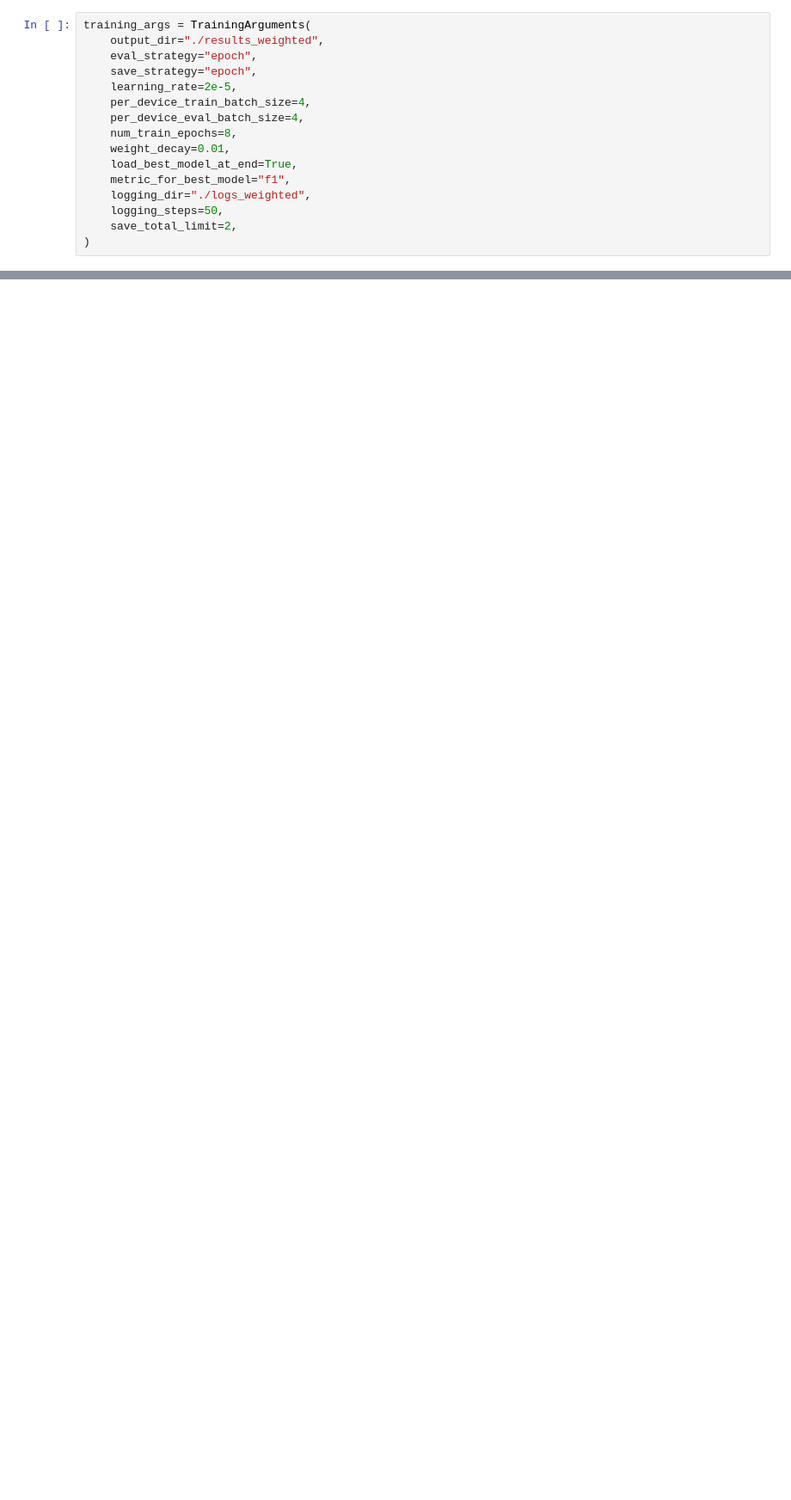
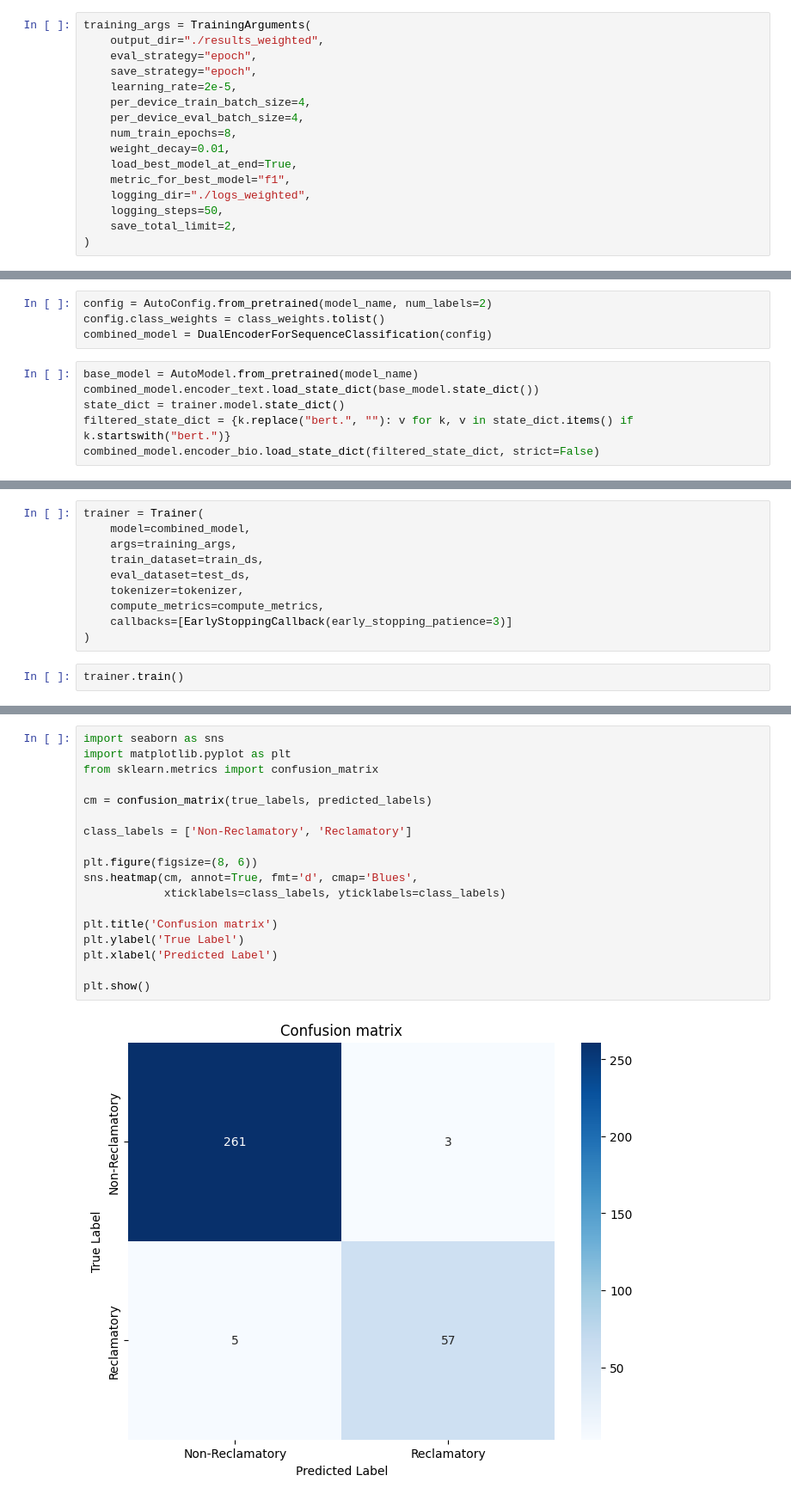
Before and after one commit to LucaTedeschini/multipride, a Jupyter notebook: double_pipeline.ipynb, the cells around one changed output, grey strips where cells are left out. Shown at 86% size. Drawn from its saved outputs; the diff is of its cells as text; blank space fills up the shorter version.

Commit message:
feat: improved f1 score (dual pipeline)

```diff
--- a/double_pipeline.ipynb
+++ b/double_pipeline.ipynb
@@ -465,0 +269,10 @@ plt.show()
+# %%
+config = AutoConfig.from_pretrained(model_name, num_labels=2)
+config.class_weights = class_weights.tolist()
+combined_model = DualEncoderForSequenceClassification(config)
+# %%
+base_model = AutoModel.from_pretrained(model_name)
+combined_model.encoder_text.load_state_dict(base_model.state_dict())
+state_dict = trainer.model.state_dict()
+filtered_state_dict = {k.replace("bert.", ""): v for k, v in state_dict.items() if k.startswith("bert.")}
+combined_model.encoder_bio.load_state_dict(filtered_state_dict, strict=False)
@@ -465,0 +330,12 @@ plt.show()
+# %%
+trainer = Trainer(
+    model=combined_model,
+    args=training_args,
+    train_dataset=train_ds,
+    eval_dataset=test_ds,
+    tokenizer=tokenizer,
+    compute_metrics=compute_metrics,
+    callbacks=[EarlyStoppingCallback(early_stopping_patience=3)]
+)
+# %%
+trainer.train()
@@ -465,0 +447,20 @@ plt.show()
+# %%
+import seaborn as sns
+import matplotlib.pyplot as plt
+from sklearn.metrics import confusion_matrix
+
+cm = confusion_matrix(true_labels, predicted_labels)
+
+class_labels = ['Non-Reclamatory', 'Reclamatory']
+
+plt.figure(figsize=(8, 6))
+sns.heatmap(cm, annot=True, fmt='d', cmap='Blues',
+            xticklabels=class_labels, yticklabels=class_labels)
+
+plt.title('Confusion matrix')
+plt.ylabel('True Label')
+plt.xlabel('Predicted Label')
+
+plt.show()
+# %% [output]
+[figure, added]
```
Also changed, not shown: parts of 49 cells of this notebook, 2 other files.
